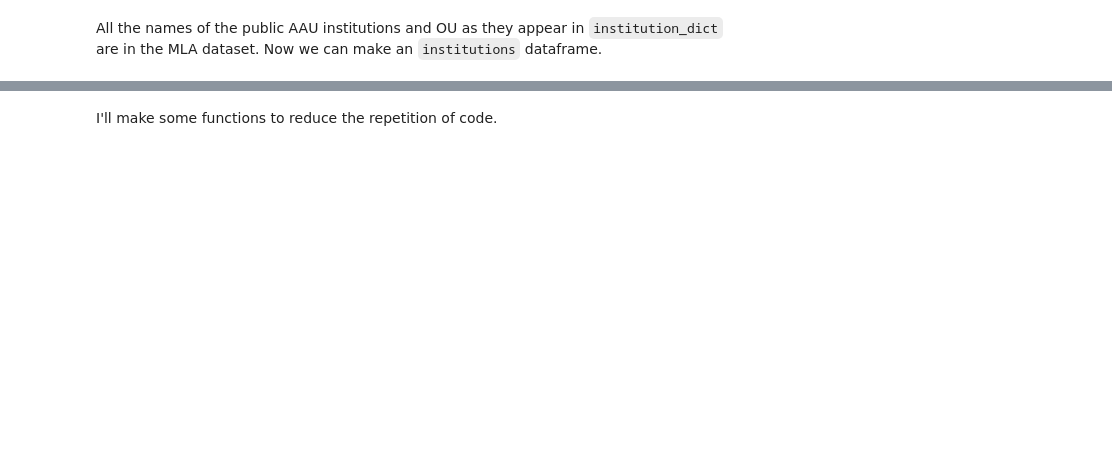
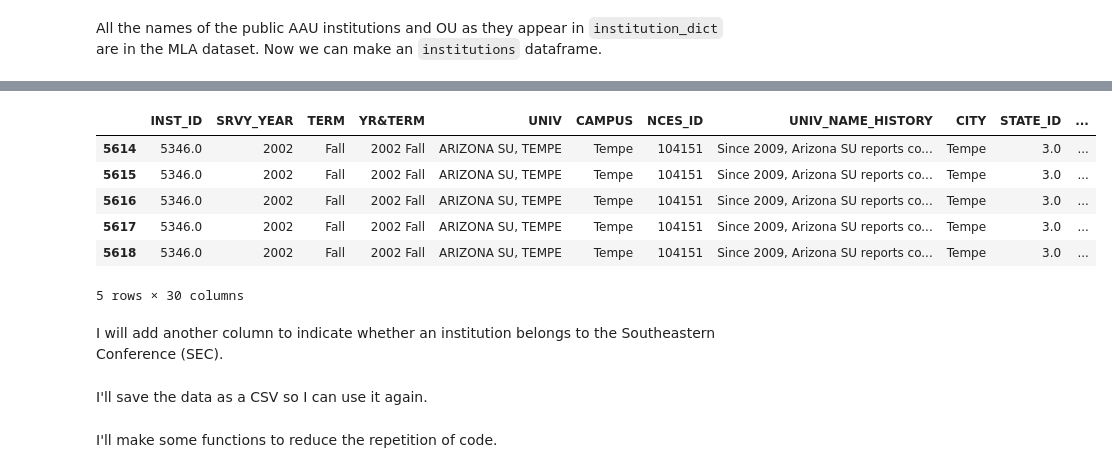
Before and after one commit to sjhuskey/ou-aau-sec, a Jupyter notebook: python/aau-foreign-language.ipynb, the cells around one changed output, grey strips where cells are left out. Drawn from its saved outputs; the diff is of its cells as text; code cells hidden in the pictures; blank space fills up the shorter version.

```diff
--- a/python/aau-foreign-language.ipynb
+++ b/python/aau-foreign-language.ipynb
@@ -7,6 +20,6 @@ import os
 # %%
-# Read in the MLA's data as a pandas dataframe
-df = pd.read_excel('../data/mla_data.xlsx')
+# Read in the MLA's data as a Pandas dataframe
+df = pd.read_excel('https://www.mla.org/content/download/191323/file/Historical-language-enrollments-1958-2021.xlsx')
 # %%
 # Get basic information about the data
 df.info()
@@ -33,4 +48,4 @@ The first thing I notice is that the `UNIV` column is an object, not a string, s
 # %%
 df['UNIV'] = df['UNIV'].astype('string')
 df['LANGUAGE'] = df['LANGUAGE'].astype('string')
-df.info()
+df['UG TOTAL'] = df['UG TOTAL'].fillna(0).round(0).astype(int)
@@ -113,6 +111,7 @@ institution_dict = {"Georgia Institute of Technology": "GEORGIA INST OF TECH",
                 "University of California, Berkeley": "U OF CALIFORNIA, BERKELEY",
                 "University of California, Irvine": "U OF CALIFORNIA, IRVINE",
                 "University of California, Los Angeles": "U OF CALIFORNIA, LOS ANGELES",
+                "University of California, Riverside": "U OF CALIFORNIA, RIVERSIDE",
                 "University of California, San Diego": "U OF CALIFORNIA, SAN DIEGO",
                 "University of California, Santa Barbara": "U OF CALIFORNIA, SANTA BARBARA",
                 "University of California, Santa Cruz": "U OF CALIFORNIA, SANTA CRUZ",
@@ -133,7 +132,9 @@ institution_dict = {"Georgia Institute of Technology": "GEORGIA INST OF TECH",
                 "University of Virginia": "U OF VIRGINIA",
                 "University of Washington": "U OF WASHINGTON",
                 "The University of Wisconsin – Madison": "U OF WISCONSIN, MADISON",
-                "The University of Oklahoma": "U OF OKLAHOMA"
+                "University of South Florida": "U OF SOUTH FLORIDA",
+                "Arizona State University": "ARIZONA SU, TEMPE",
+                "The University of Oklahoma": "U OF OKLAHOMA" # adding OU to the mix
                 }
 # %% [markdown]
 We need to make sure that all the names are, in fact, in the data. We'll iterate over the `institutions` dictionary and do a simple true/false check against the `UNIV` column in the dataframe.
@@ -179,12 +180,13 @@ The institutions dataframe now has 14,918 rows. I can probably reduce that furth
 # %%
 # Note that MLA has no data for "CREEK", so it isn't included here.
+# OU offers Potawatomi, too, but no data are recorded by the MLA for that language
 ou_lang_dict = {"Ancient Greek": "GREEK, ANCIENT",
                 "Latin": "LATIN",
                 "Arabic": "ARABIC",
                 "Chinese": "CHINESE",
                 "French": "FRENCH",
                 "German": "GERMAN",
-                "Hebrew": "HEBREW",
+                "Hebrew": "HEBREW, MODERN",
                 "Italian": "ITALIAN",
                 "Japanese": "JAPANESE",
                 "Portuguese": "PORTUGUESE",
@@ -193,7 +195,6 @@ ou_lang_dict = {"Ancient Greek": "GREEK, ANCIENT",
                 "Cherokee": "CHEROKEE",
                 "Choctaw": "CHOCTAW",
                 "Kiowa": "KIOWA",
-                "Potawatomi": "POTAWATOMI"
                 }
 # %%
 # Make a set of the dictionary values
@@ -228,0 +232,53 @@ I'll save the data as a CSV so I can use it again.
+# %%
+# A list of institutions with a foreign language requirement
+# Note that Provost Office asserts first three do not have a requirement
+yes_list = ['U OF NORTH CAROLINA, CHAPEL HILL', # Disputed
+            'U OF OREGON', # Disputed
+            'U OF UTAH', # Disputed
+            'SUNY, STONY BROOK',
+            'U OF ARIZONA',
+            'OHIO SU, COLUMBUS',
+            'PENNSYLVANIA SU, UNIVERSITY PARK',
+            'PURDUE U',
+            'U OF CALIFORNIA, LOS ANGELES',
+            'U OF CALIFORNIA, SAN DIEGO',
+            'U OF CALIFORNIA, SANTA BARBARA',
+            'U OF FLORIDA',
+            'U OF ILLINOIS, URBANA-CHAMPAIGN',
+            'U OF IOWA',
+            'U OF CALIFORNIA, IRVINE',
+            'U OF COLORADO, BOULDER',
+            'U OF MICHIGAN, ANN ARBOR',
+            'U OF TEXAS, AUSTIN',
+            'U OF VIRGINIA',
+            'U OF WASHINGTON',
+            'U OF OKLAHOMA'
+            ]
+
+# Institutions that have not responded to the Provost Office's request
+unknown_list = ['U OF CALIFORNIA, BERKELEY', 'U OF CALIFORNIA, SANTA CRUZ']
+
+# Define a function to apply the logic
+def label_univ(univ):
+    if univ in yes_list:
+        return 'YES'
+    elif univ in unknown_list:
+        return 'UNKNOWN'
+    else:
+        return 'NO'
+
+# Apply the function to the 'UNIV' column
+institutions['REQ'] = institutions['UNIV'].apply(label_univ)
+
+# Display the first few rows
+institutions.head()
+# %% [output]
+|  | INST_ID | SRVY_YEAR | TERM | YR&TERM | UNIV | CAMPUS | NCES_ID | UNIV_NAME_HISTORY | CITY | STATE_ID | ... |
+| 5614 | 5346.0 | 2002 | Fall | 2002 Fall | ARIZONA SU, TEMPE | Tempe | 104151 | Since 2009, Arizona SU reports co... | Tempe | 3.0 | ... |
+| 5615 | 5346.0 | 2002 | Fall | 2002 Fall | ARIZONA SU, TEMPE | Tempe | 104151 | Since 2009, Arizona SU reports co... | Tempe | 3.0 | ... |
+| 5616 | 5346.0 | 2002 | Fall | 2002 Fall | ARIZONA SU, TEMPE | Tempe | 104151 | Since 2009, Arizona SU reports co... | Tempe | 3.0 | ... |
+| 5617 | 5346.0 | 2002 | Fall | 2002 Fall | ARIZONA SU, TEMPE | Tempe | 104151 | Since 2009, Arizona SU reports co... | Tempe | 3.0 | ... |
+| 5618 | 5346.0 | 2002 | Fall | 2002 Fall | ARIZONA SU, TEMPE | Tempe | 104151 | Since 2009, Arizona SU reports co... | Tempe | 3.0 | ... |
+5 rows × 30 columns
+# %% [markdown]
+I will add another column to indicate whether an institution belongs to the Southeastern Conference (SEC).
@@ -229,3 +294,5 @@ I'll save the data as a CSV so I can use it again.
+# %% [markdown]
+I'll save the data as a CSV so I can use it again.
 # %%
 # Save the AAU dataframe as a CSV
 institutions.to_csv('../data/institutions.csv',index=False)
```
Also changed, not shown: parts of 26 cells of this notebook.
